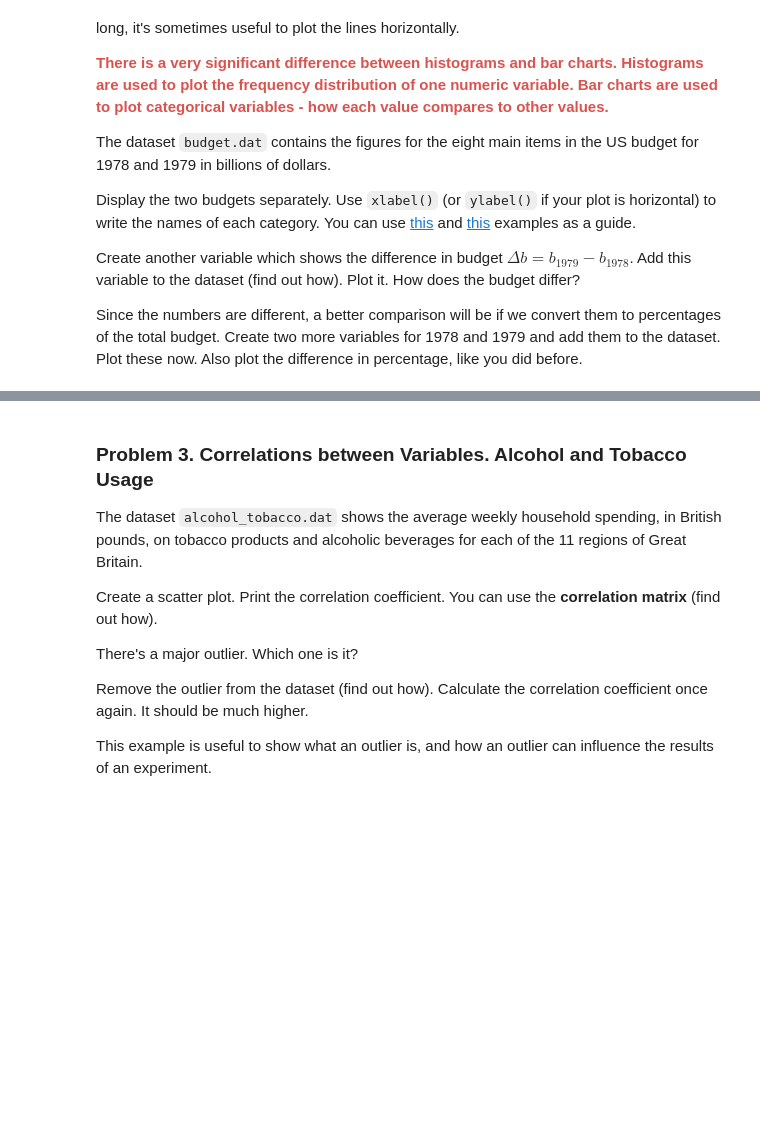
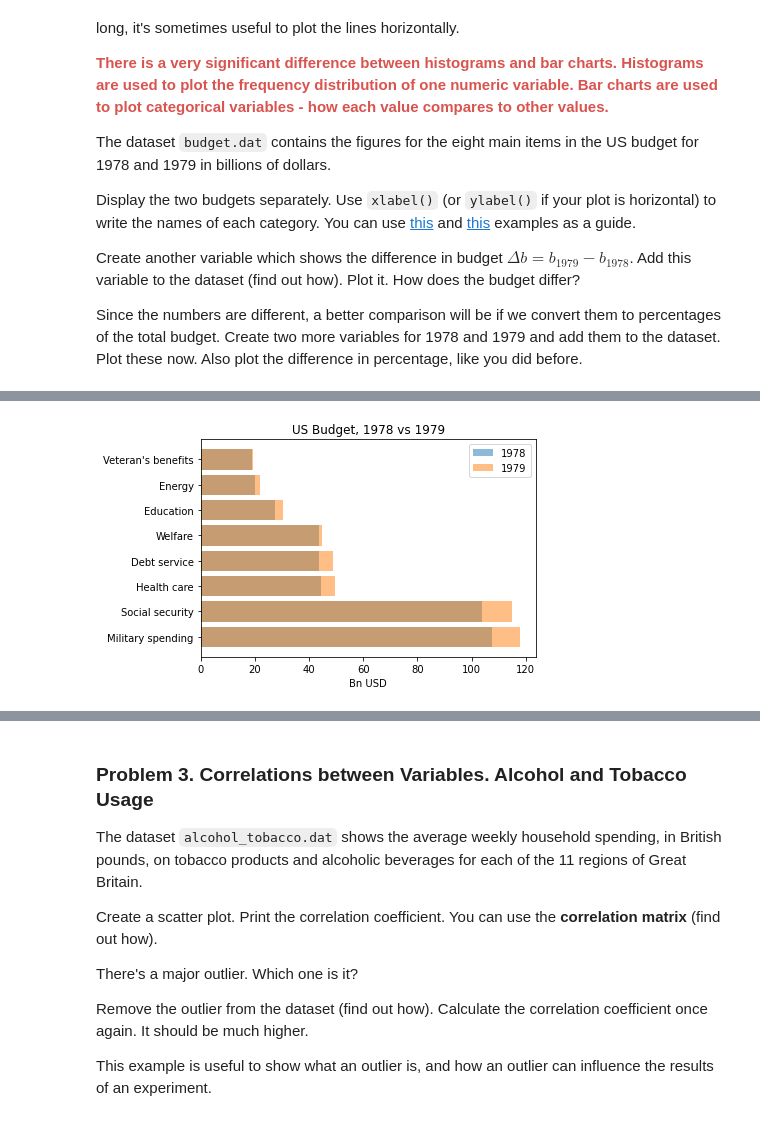
Before and after one commit to aleksoft1/math-concepts-for-developers-march-2022, a Jupyter notebook: 12. Statistics-Exercise/Statistics Exercise.ipynb, the cells around one changed output, grey strips where cells are left out. Saved outputs shown, nothing was run; the diff lists cells and outputs as text; code cells hidden in the pictures; blank space fills up the shorter version.

```diff
--- a/12. Statistics-Exercise/Statistics Exercise.ipynb
+++ b/12. Statistics-Exercise/Statistics Exercise.ipynb
@@ -121,0 +149,11 @@ Since the numbers are different, a better comparison will be if we convert them
+# %%
+plt.barh(budget["Category"], budget["1978"], alpha = 0.5, label = "1978")
+plt.barh(budget["Category"], budget["1979"], alpha = 0.5, label = "1979")
+
+plt.xlabel("Bn USD")
+plt.legend()
+
+plt.title("US Budget, 1978 vs 1979")
+plt.show()
+# %% [output]
+[figure, added]
```
Also changed, not shown: parts of 5 cells of this notebook.
